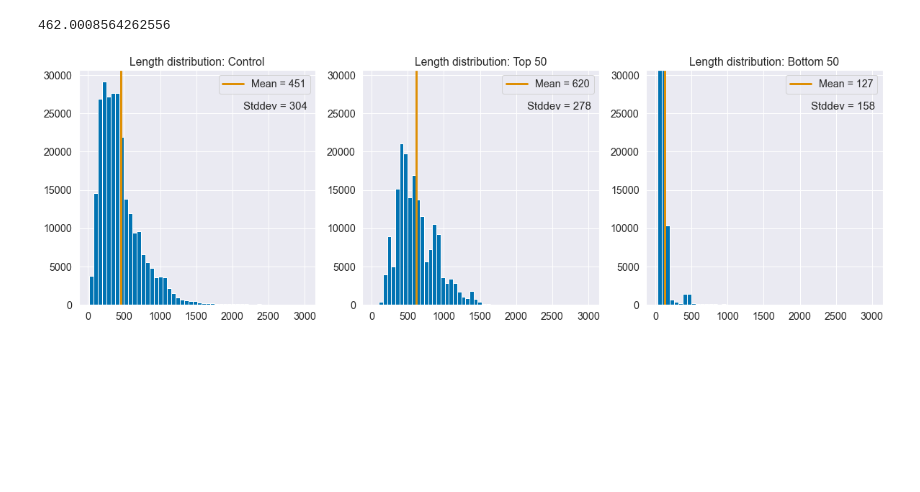
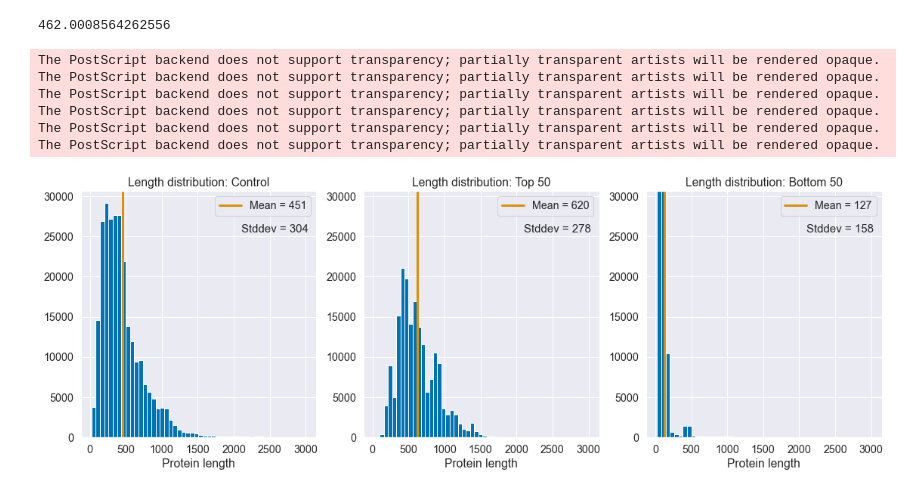
Before and after one commit to srom/nbias, a Jupyter notebook: notebook/AA distance vs length.ipynb, the cells around one changed output. Drawn from its saved outputs; the diff is of its cells as text; code cells hidden in the pictures; blank space fills up the shorter version.

```diff
--- a/notebook/AA distance vs length.ipynb
+++ b/notebook/AA distance vs length.ipynb
@@ -648,7 +705,7 @@ ax.legend();
 # %% [output]
 [figure]
 # %%
-_, ax = plt.subplots(1, 1, figsize=(12, 6))
+f, ax = plt.subplots(1, 1, figsize=(12, 6))
 
 res = []
 columns = ['overall_r2', 'rand_control_r2', 'top_50_r2', 'bottom_50_r2']
@@ -661,6 +718,7 @@ ax.barh(list(reversed(x_labels)), list(reversed(means)));
 ax.set_xlabel('Coefficient of determination ($R^2$)')
 ax.axvline(0, color='black');
 ax.set_title('Average coefficient of determination in each group');
+f.savefig(os.path.join(cwd, 'report/figures/r_squared_comparison.eps'), bbox_inches='tight');
 # %% [output]
 [figure]
 # %% [markdown]
@@ -751,28 +809,37 @@ np.mean(lengths_per_group['control_length'])
 # %% [output]
 462.0008564262556
 # %%
-_, axes = plt.subplots(1, 3, figsize=(20, 6))
+f, axes = plt.subplots(1, 3, figsize=(19, 6))
 axes = axes.flatten()
 
 cols = ['control_length', 'top_50_length', 'bottom_50_length']
 labels = ['Control', 'Top 50', 'Bottom 50']
 xlim = None
 ylim = None
 for i, ax in enumerate(axes):
     d = [v for v in lengths_per_group[cols[i]] if isinstance(v, int) and v < 3000]
     mean = np.mean(d)
     std = np.std(d)
     ax.hist(d, bins=50)
     ax.axvline(mean, color=palette[1], linewidth=3, label=f'Mean = {mean:.0f}')
     ax.legend()
     ax.set_title(f'Length distribution: {labels[i]}')
-    ax.text(2150, 25500, f'Stddev = {std:.0f}', fontsize=15)
+    ax.text(2100, 25500, f'Stddev = {std:.0f}', fontsize=15)
+    ax.set_xlabel('Protein length');
 
     if i == 0:
         xlim = ax.get_xlim()
         ylim = ax.get_ylim()
     else:
         ax.set_xlim(xlim)
         ax.set_ylim(ylim)
+
+f.savefig(os.path.join(cwd, 'report/figures/average_protein_length.eps'), bbox_inches='tight');
 # %% [output]
+The PostScript backend does not support transparency; partially transparent artists will be rendered opaque.
+The PostScript backend does not support transparency; partially transparent artists will be rendered opaque.
+The PostScript backend does not support transparency; partially transparent artists will be rendered opaque.
+The PostScript backend does not support transparency; partially transparent artists will be rendered opaque.
+The PostScript backend does not support transparency; partially transparent artists will be rendered opaque.
+The PostScript backend does not support transparency; partially transparent artists will be rendered opaque.
-[figure, old version]
+[figure, new version]
```
Also changed, not shown: parts of 8 cells of this notebook.
